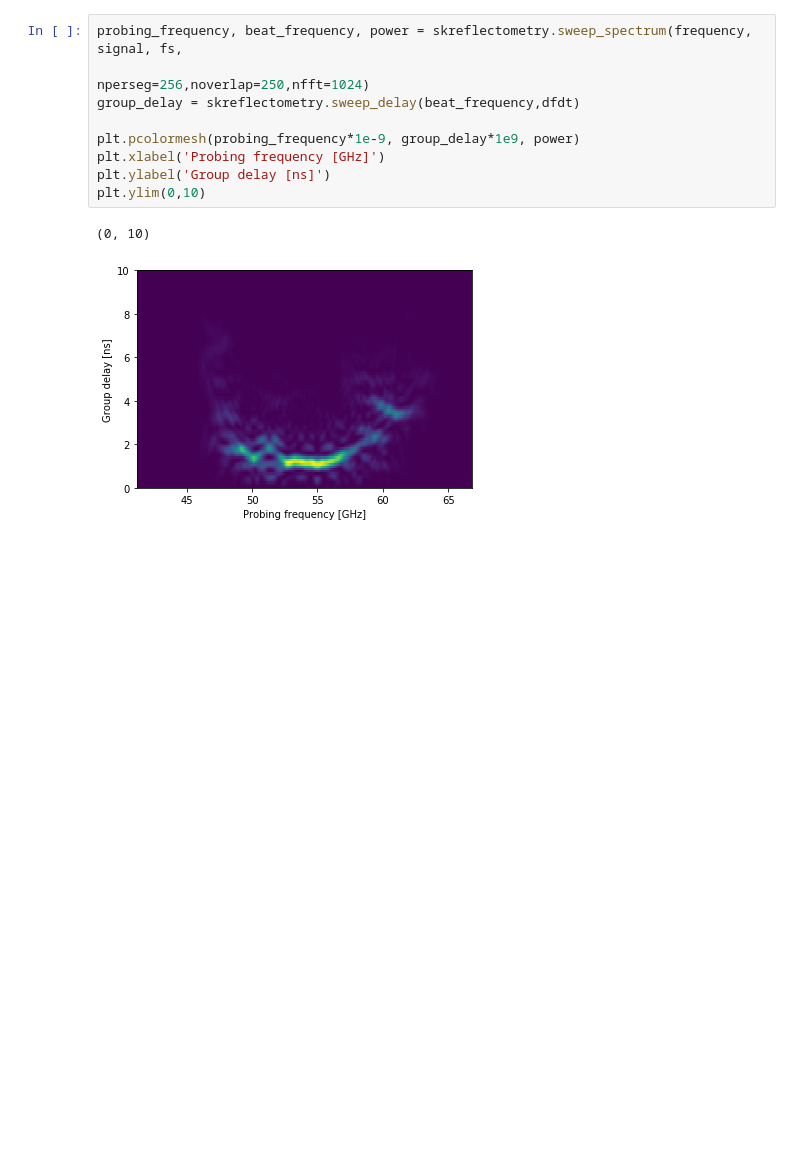
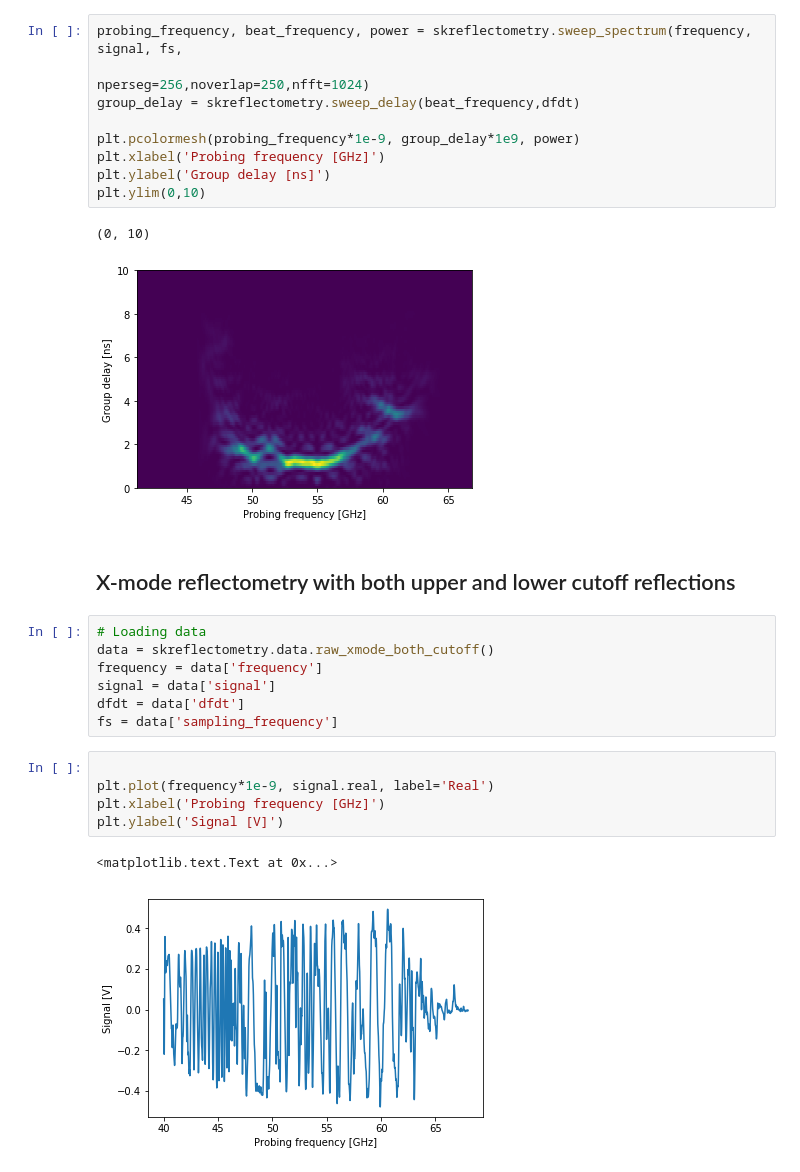
Before and after one commit to OpenReflectometry/scikit-reflectometry, a Jupyter notebook: examples/raw_xmode_reflectometry.ipynb, the cells around one changed output. Cells and saved outputs as stored; diff of their text form; blank space fills up the shorter version.

Commit message:
Added burst reflectometry data

```diff
--- a/examples/raw_xmode_reflectometry.ipynb
+++ b/examples/raw_xmode_reflectometry.ipynb
@@ -39,3 +39,20 @@ plt.ylim(0,10)
 # %% [output]
 (0, 10)
 [figure]
+# %% [markdown]
+## X-mode reflectometry with both upper and lower cutoff reflections
+# %%
+# Loading data
+data = skreflectometry.data.raw_xmode_both_cutoff()
+frequency = data['frequency']
+signal = data['signal']
+dfdt = data['dfdt']
+fs = data['sampling_frequency']
+# %%
+
+plt.plot(frequency*1e-9, signal.real, label='Real')
+plt.xlabel('Probing frequency [GHz]')
+plt.ylabel('Signal [V]')
+# %% [output]
+<matplotlib.text.Text at 0x...>
+[figure, added]
```
Also changed, not shown: parts of 1 cell of this notebook, 3 other files.
